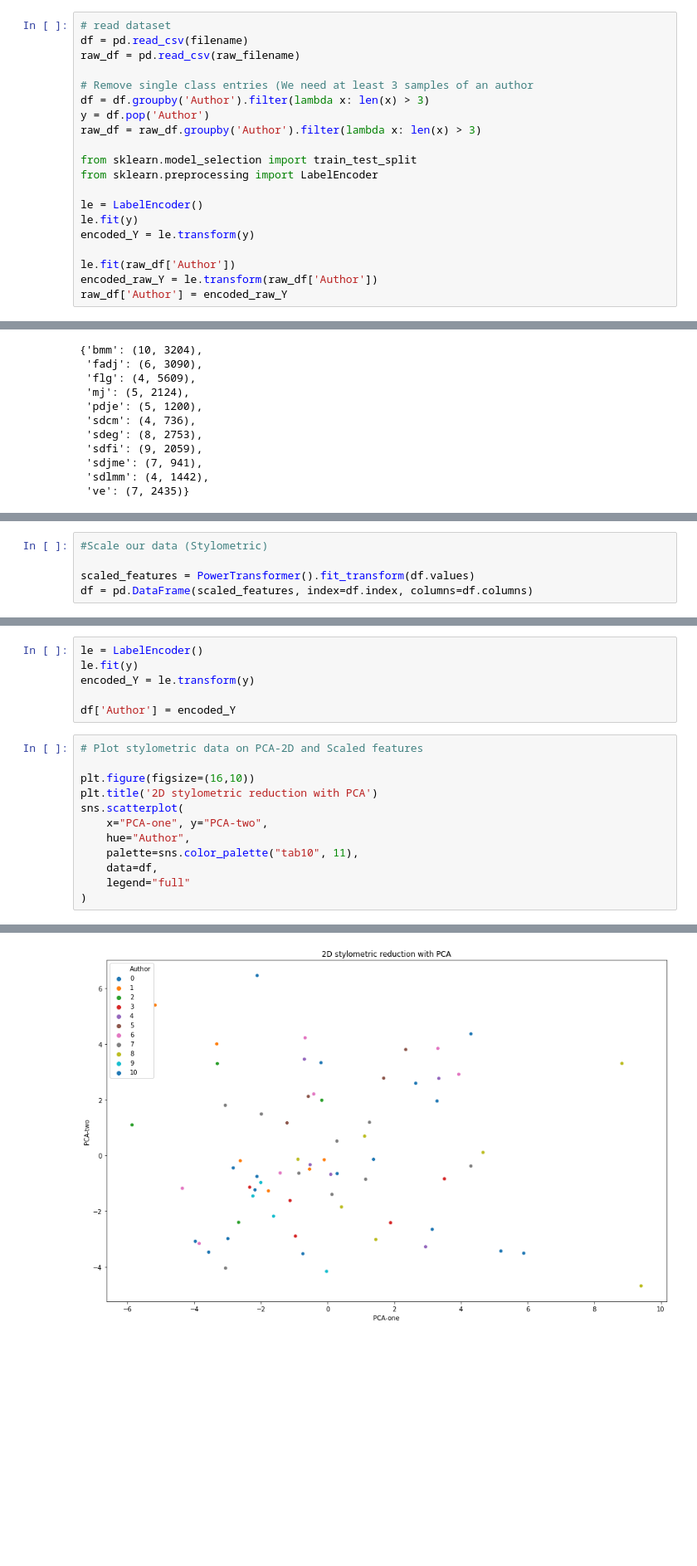
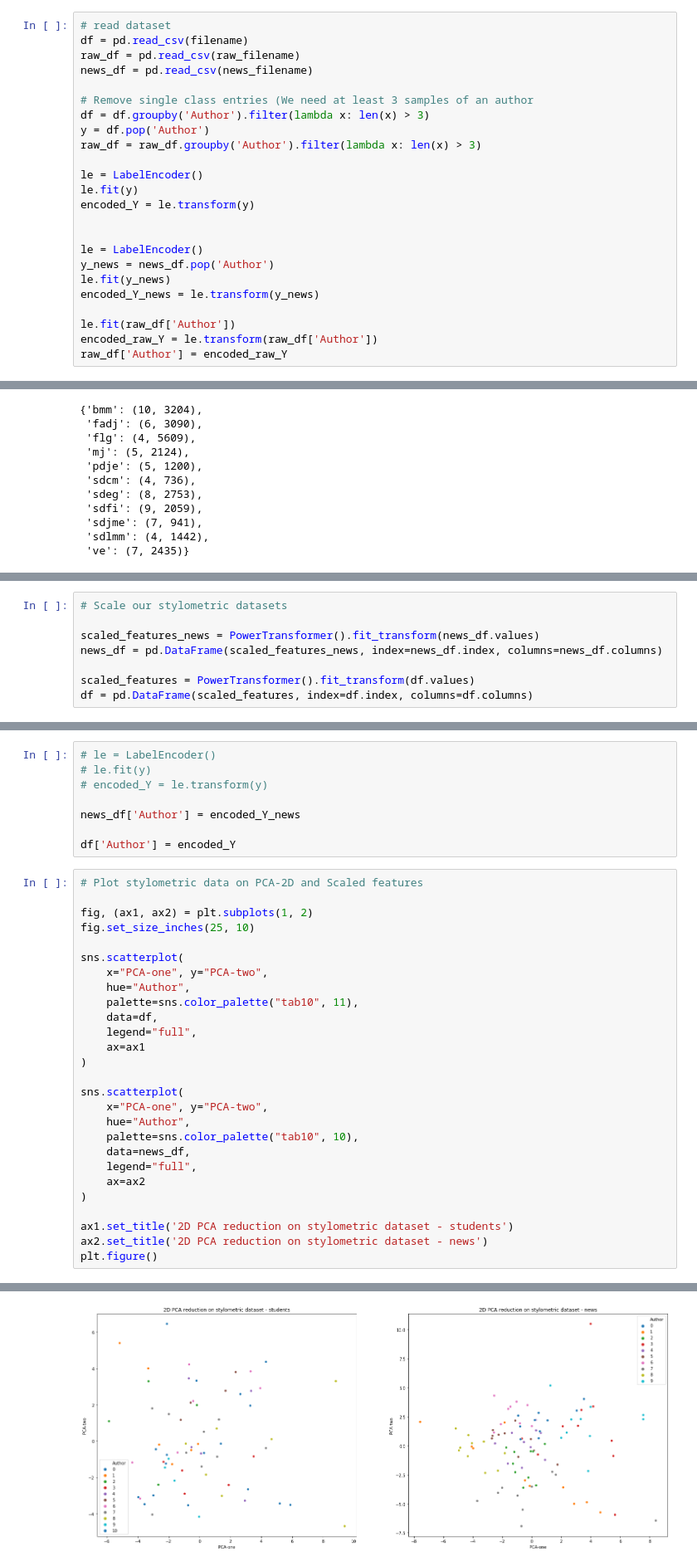
Before and after one commit to Daanielvb/authorship-classification, a Jupyter notebook: Autorship_data_visualization.ipynb, the cells around one changed output, grey strips where cells are left out. Shown at 83% size. Drawn from its saved outputs; the diff is of its cells as text; blank space fills up the shorter version.

Commit message:
comparisons between student and news dataset

```diff
--- a/Autorship_data_visualization.ipynb
+++ b/Autorship_data_visualization.ipynb
@@ -100,19 +116,23 @@ Requirement already satisfied: decorator>=4.3.0 in /usr/local/lib/python3.6/dist
 # read dataset
 df = pd.read_csv(filename)
 raw_df = pd.read_csv(raw_filename)
+news_df = pd.read_csv(news_filename)
 
 # Remove single class entries (We need at least 3 samples of an author
 df = df.groupby('Author').filter(lambda x: len(x) > 3)
 y = df.pop('Author')
 raw_df = raw_df.groupby('Author').filter(lambda x: len(x) > 3)
 
-from sklearn.model_selection import train_test_split
-from sklearn.preprocessing import LabelEncoder
-
 le = LabelEncoder()
 le.fit(y)
 encoded_Y = le.transform(y)
 
+
+le = LabelEncoder()
+y_news = news_df.pop('Author')
+le.fit(y_news)
+encoded_Y_news = le.transform(y_news)
+
 le.fit(raw_df['Author'])
 encoded_raw_Y = le.transform(raw_df['Author'])
 raw_df['Author'] = encoded_raw_Y
@@ -374,5 +295,8 @@ plt.show()
 # %%
-#Scale our data (Stylometric)
+# Scale our stylometric datasets
+
+scaled_features_news = PowerTransformer().fit_transform(news_df.values)
+news_df = pd.DataFrame(scaled_features_news, index=news_df.index, columns=news_df.columns)
 
 scaled_features = PowerTransformer().fit_transform(df.values)
 df = pd.DataFrame(scaled_features, index=df.index, columns=df.columns)
@@ -389,19 +316,36 @@ Explained variation per principal component: [0.20634226 0.14916978 0.12222422]
 # %%
-le = LabelEncoder()
-le.fit(y)
-encoded_Y = le.transform(y)
+# le = LabelEncoder()
+# le.fit(y)
+# encoded_Y = le.transform(y)
+
+news_df['Author'] = encoded_Y_news
 
 df['Author'] = encoded_Y
 # %%
 # Plot stylometric data on PCA-2D and Scaled features
 
-plt.figure(figsize=(16,10))
-plt.title('2D stylometric reduction with PCA')
+fig, (ax1, ax2) = plt.subplots(1, 2)
+fig.set_size_inches(25, 10)
+
 sns.scatterplot(
     x="PCA-one", y="PCA-two",
     hue="Author",
     palette=sns.color_palette("tab10", 11),
     data=df,
-    legend="full"
+    legend="full",
+    ax=ax1
 )
+
+sns.scatterplot(
+    x="PCA-one", y="PCA-two",
+    hue="Author",
+    palette=sns.color_palette("tab10", 10),
+    data=news_df,
+    legend="full",
+    ax=ax2
+)
+
+ax1.set_title('2D PCA reduction on stylometric dataset - students')
+ax2.set_title('2D PCA reduction on stylometric dataset - news')
+plt.figure()
 # %% [output]
@@ -409 +353 @@ sns.scatterplot(
-[figure, old version]
+[figure, new version]
```
Also changed, not shown: parts of 18 cells of this notebook.
